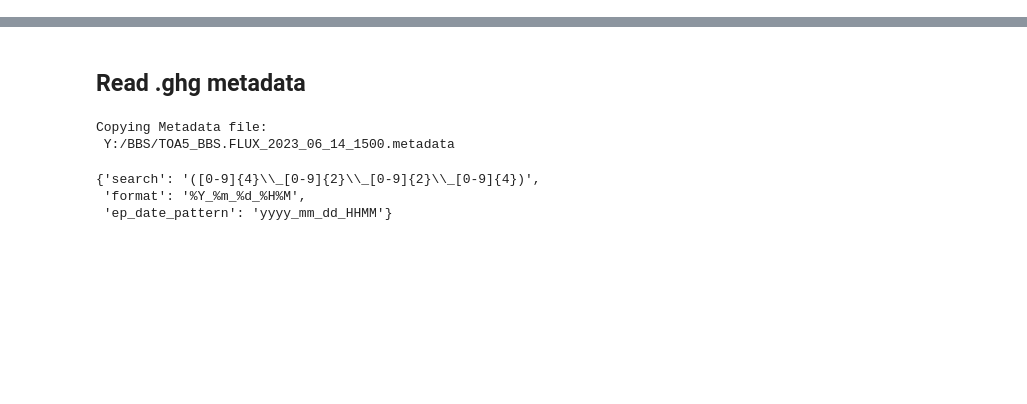
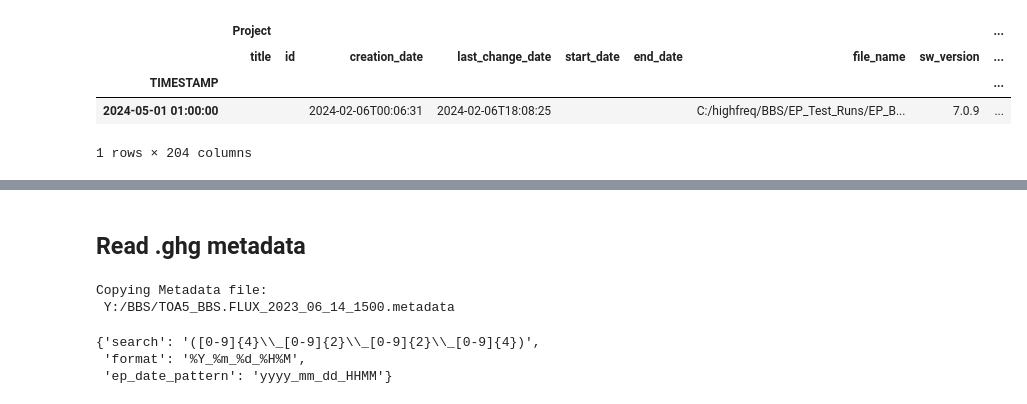
Before and after one commit to June-Skeeter/EddyPro_API, a Jupyter notebook: Testing.ipynb, the cells around one changed output, grey strips where cells are left out. Cells and saved outputs as stored; diff of their text form; code cells hidden in the pictures; blank space fills up the shorter version.

```diff
--- a/Testing.ipynb
+++ b/Testing.ipynb
@@ -56,3 +59,14 @@ True
+# %%
+# pp.metaData.columns.get_level_values(0).unique()
+maintain = ['Project', 'Files', 'Site', 'Station', 'Timing', 'Instruments']
+pp.metaData.loc[(pp.metaData[maintain].shift(1)!=pp.metaData[maintain]).max(axis=1)]
+# pp.metaData.shift(-1)
+# %% [output]
+|  | Project |  |  |  |  |  |  |  | ... |
+|  | title | id | creation_date | last_change_date | start_date | end_date | file_name | sw_version | ... |
+| TIMESTAMP |  |  |  |  |  |  |  |  | ... |
+| 2024-05-01 01:00:00 |  |  | 2024-02-06T00:06:31 | 2024-02-06T18:08:25 |  |  | C:/highfreq/BBS/EP_Test_Runs/EP_B... | 7.0.9 | ... |
+1 rows × 204 columns
 # %%
 pathList=(pp.config['Paths']['raw']+pp.fileInventory.index.strftime('%Y/%m/')+pp.fileInventory['filename'])
 # len(pathList)
```
Also changed, not shown: parts of 4 cells of this notebook, 3 other files.
